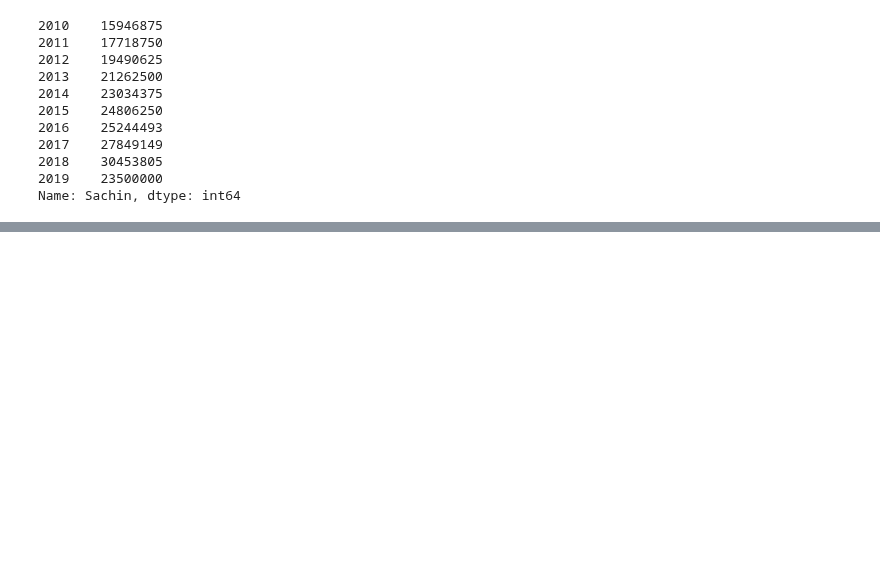
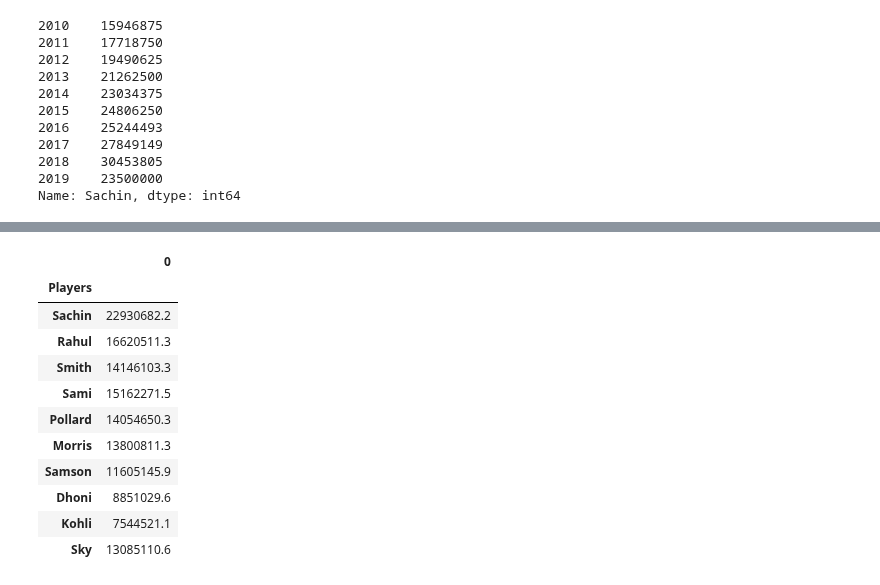
Before and after one commit to corpsedust/NareshIT, a Jupyter notebook: Self-practice(Tasks and IQ stuff)/IPL_DataAnalysis.ipynb, the cells around one changed output, grey strips where cells are left out. Cells and saved outputs as stored; diff of their text form; code cells hidden in the pictures; blank space fills up the shorter version.

```diff
--- a/Self-practice(Tasks and IQ stuff)/IPL_DataAnalysis.ipynb
+++ b/Self-practice(Tasks and IQ stuff)/IPL_DataAnalysis.ipynb
@@ -355,0 +404,15 @@ Name: Sachin, dtype: int64
+# %%
+pd.DataFrame(df.mean(axis = 1))
+# %% [output]
+|  | 0 |
+| Players |  |
+| Sachin | 22930682.2 |
+| Rahul | 16620511.3 |
+| Smith | 14146103.3 |
+| Sami | 15162271.5 |
+| Pollard | 14054650.3 |
+| Morris | 13800811.3 |
+| Samson | 11605145.9 |
+| Dhoni | 8851029.6 |
+| Kohli | 7544521.1 |
+| Sky | 13085110.6 |
```
Also changed, not shown: parts of 8 cells of this notebook.
